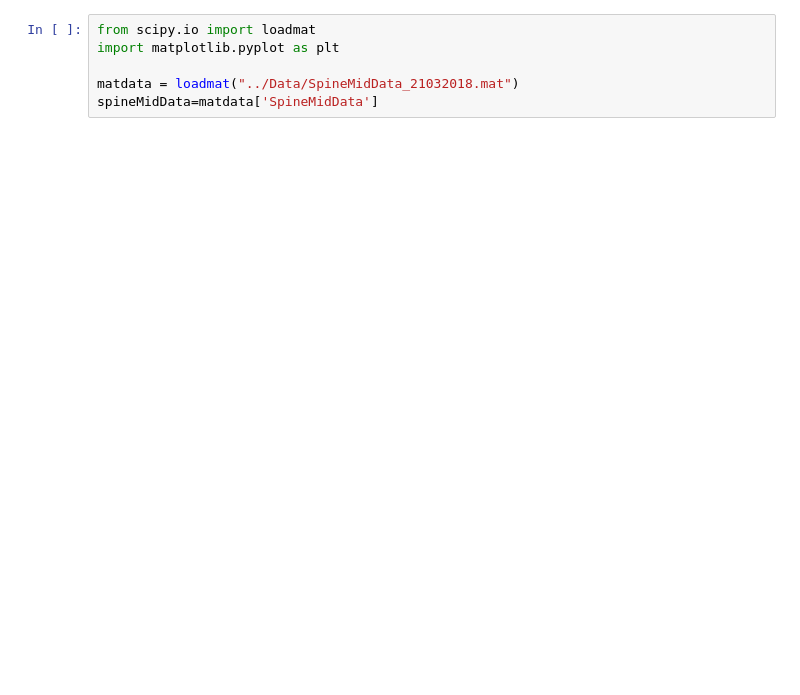
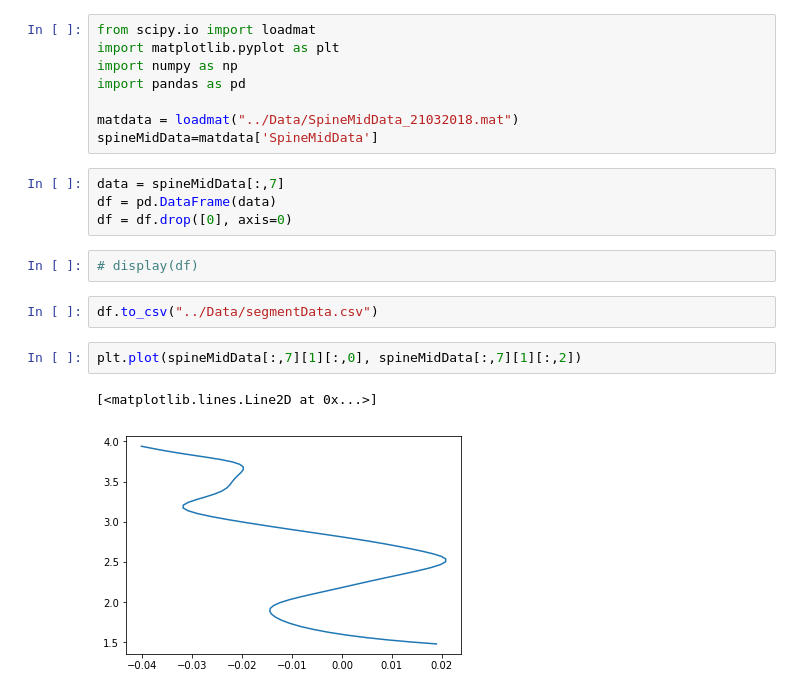
Before and after one commit to VivienvV/fallrisk, a Jupyter notebook: Machine_learning/s_standarddeviation.ipynb, the cells around one changed output. Saved outputs shown, nothing was run; the diff lists cells and outputs as text; blank space fills up the shorter version.

Commit message:
retracting the segmentdata from matlab into a separate csv

```diff
--- a/Machine_learning/s_standarddeviation.ipynb
+++ b/Machine_learning/s_standarddeviation.ipynb
@@ -1,6 +1,21 @@
 # %%
 from scipy.io import loadmat
 import matplotlib.pyplot as plt
+import numpy as np
+import pandas as pd
 
 matdata = loadmat("../Data/SpineMidData_21032018.mat")
 spineMidData=matdata['SpineMidData']
+# %%
+data = spineMidData[:,7]
+df = pd.DataFrame(data)
+df = df.drop([0], axis=0)
+# %%
+# display(df)
+# %%
+df.to_csv("../Data/segmentData.csv")
+# %%
+plt.plot(spineMidData[:,7][1][:,0], spineMidData[:,7][1][:,2])
+# %% [output]
+[<matplotlib.lines.Line2D at 0x...>]
+[figure, added]
```
Also changed, not shown: parts of 2 cells of this notebook, 2 other files.
